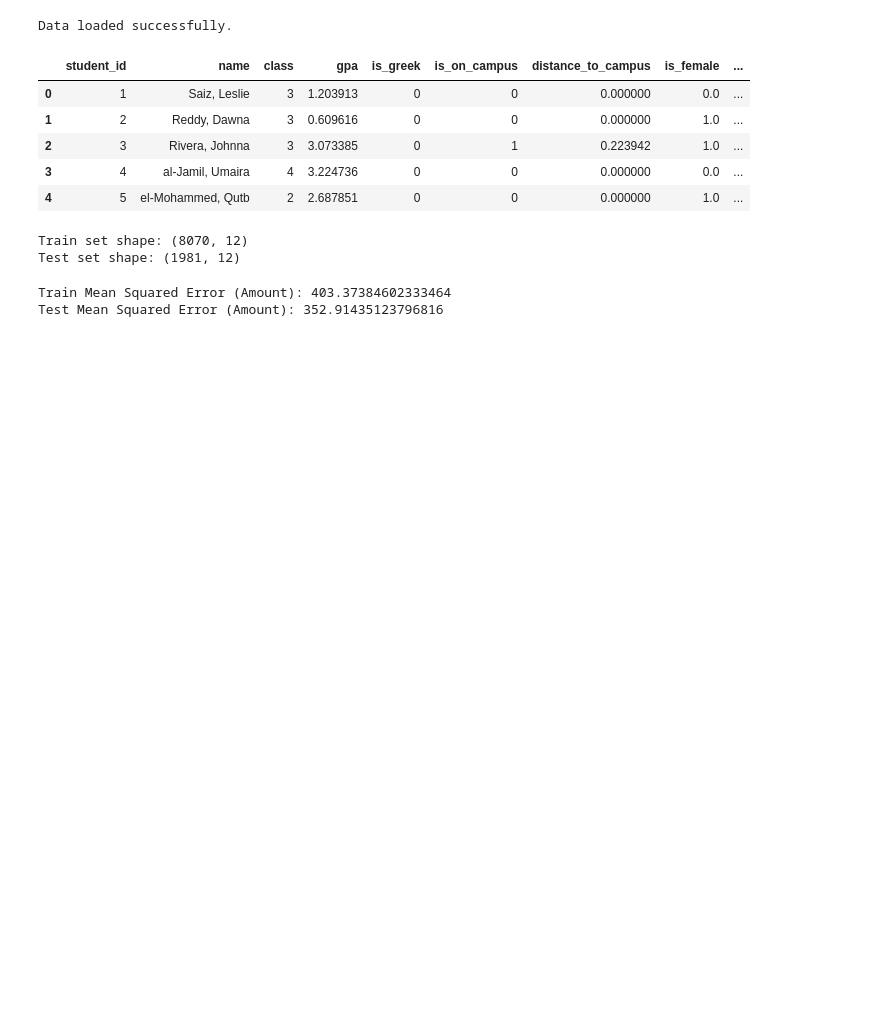
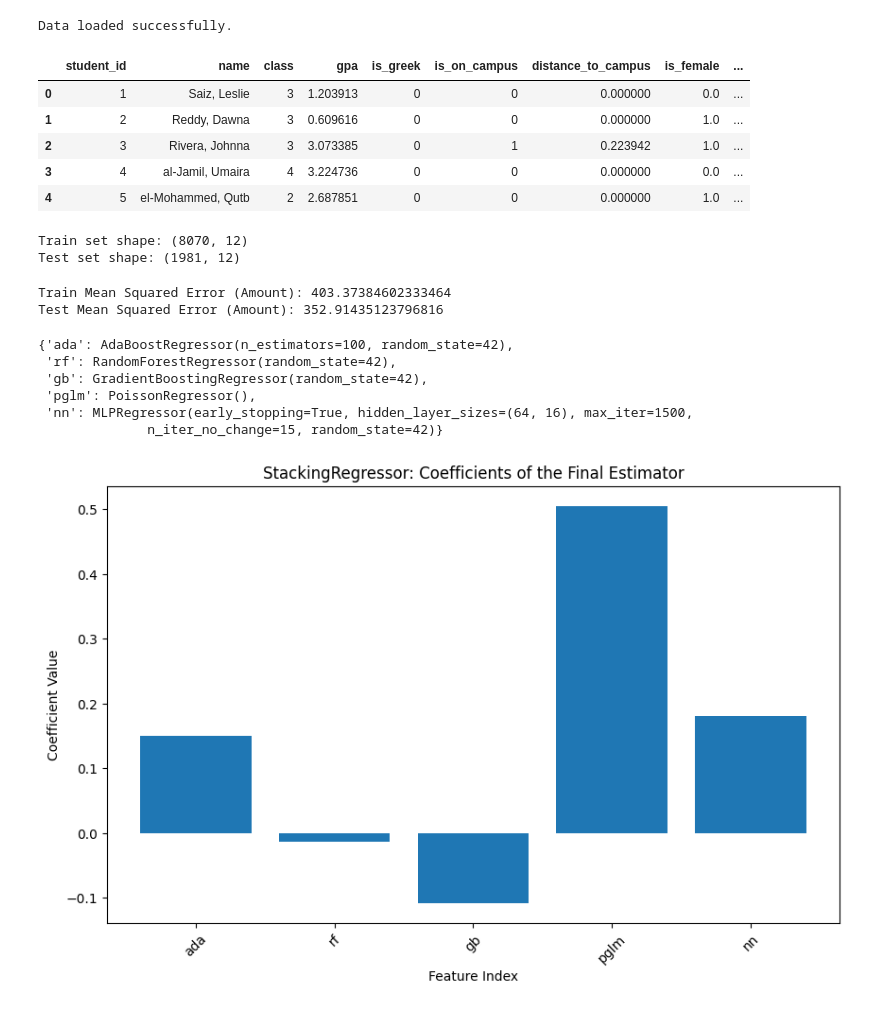
Before and after one commit to kyleosung/CAS_Meeting_2025, a Jupyter notebook: notebook/6-ensemble_stacking.ipynb, the cells around one changed output. Saved outputs shown, nothing was run; the diff lists cells and outputs as text; code cells hidden in the pictures; blank space fills up the shorter version.

Commit message:
Visualize stacking regressor coefficients.

```diff
--- a/notebook/6-ensemble_stacking.ipynb
+++ b/notebook/6-ensemble_stacking.ipynb
@@ -77,3 +77,30 @@ print(f"Test Mean Squared Error (Amount): {test_rmse_amount}")
 # %% [output]
 Train Mean Squared Error (Amount): 403.37384602333464
 Test Mean Squared Error (Amount): 352.91435123796816
+# %%
+model_ensemble.named_estimators_
+# %% [output]
+{'ada': AdaBoostRegressor(n_estimators=100, random_state=42),
+ 'rf': RandomForestRegressor(random_state=42),
+ 'gb': GradientBoostingRegressor(random_state=42),
+ 'pglm': PoissonRegressor(),
+ 'nn': MLPRegressor(early_stopping=True, hidden_layer_sizes=(64, 16), max_iter=1500,
+              n_iter_no_change=15, random_state=42)}
+# %%
+import matplotlib.pyplot as plt
+from src.constants import IMG_DIR
+
+# Extract coefficients from the final estimator
+coefficients = model_ensemble.final_estimator_.coef_
+model_labels = [name for (name, _) in model_ensemble.named_estimators_.items()]
+
+plt.figure(figsize=(10, 6))
+plt.bar(range(len(coefficients)), coefficients)
+plt.xlabel("Feature Index")
+plt.xticks(range(len(coefficients)), model_labels, rotation=45)
+plt.ylabel("Coefficient Value")
+plt.title("StackingRegressor: Coefficients of the Final Estimator")
+plt.savefig(IMG_DIR / "ensemble" / "stacking_reg_coef.png")
+plt.show()
+# %% [output]
+[figure, added]
```
Also changed, not shown: 1 other file.
